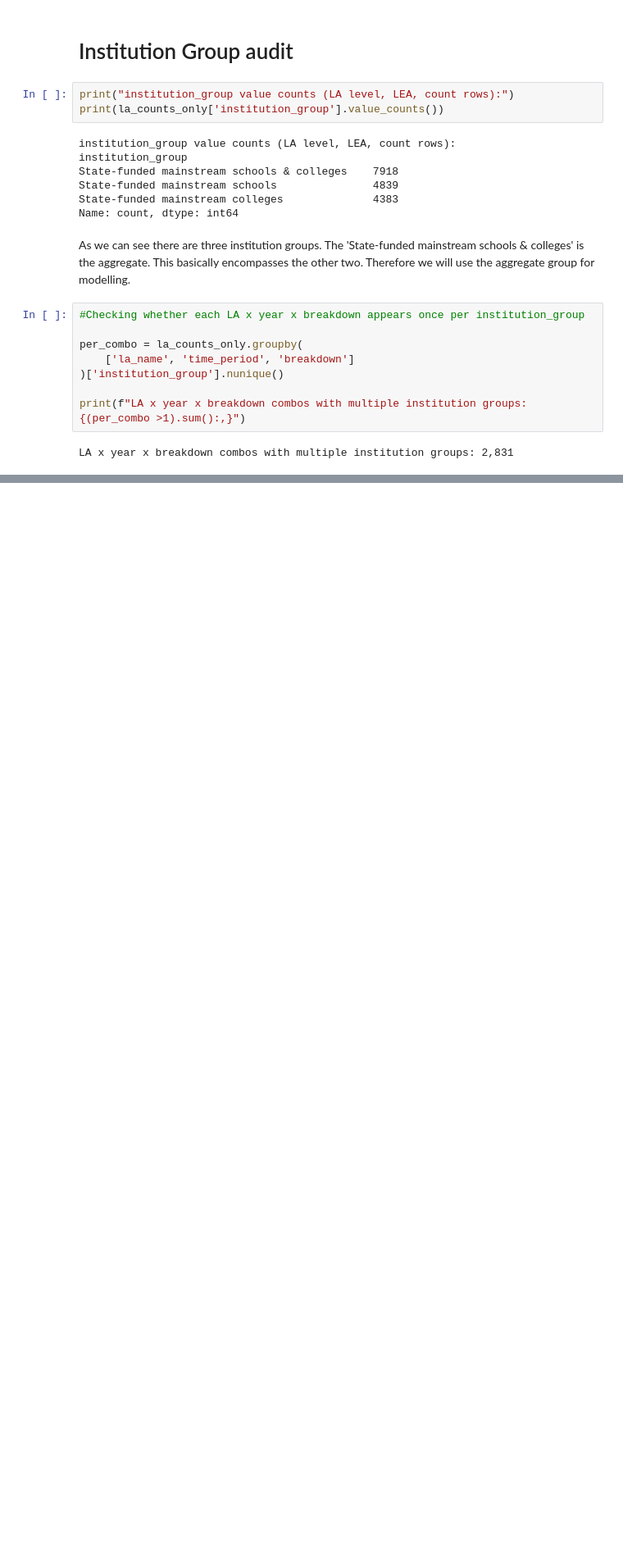
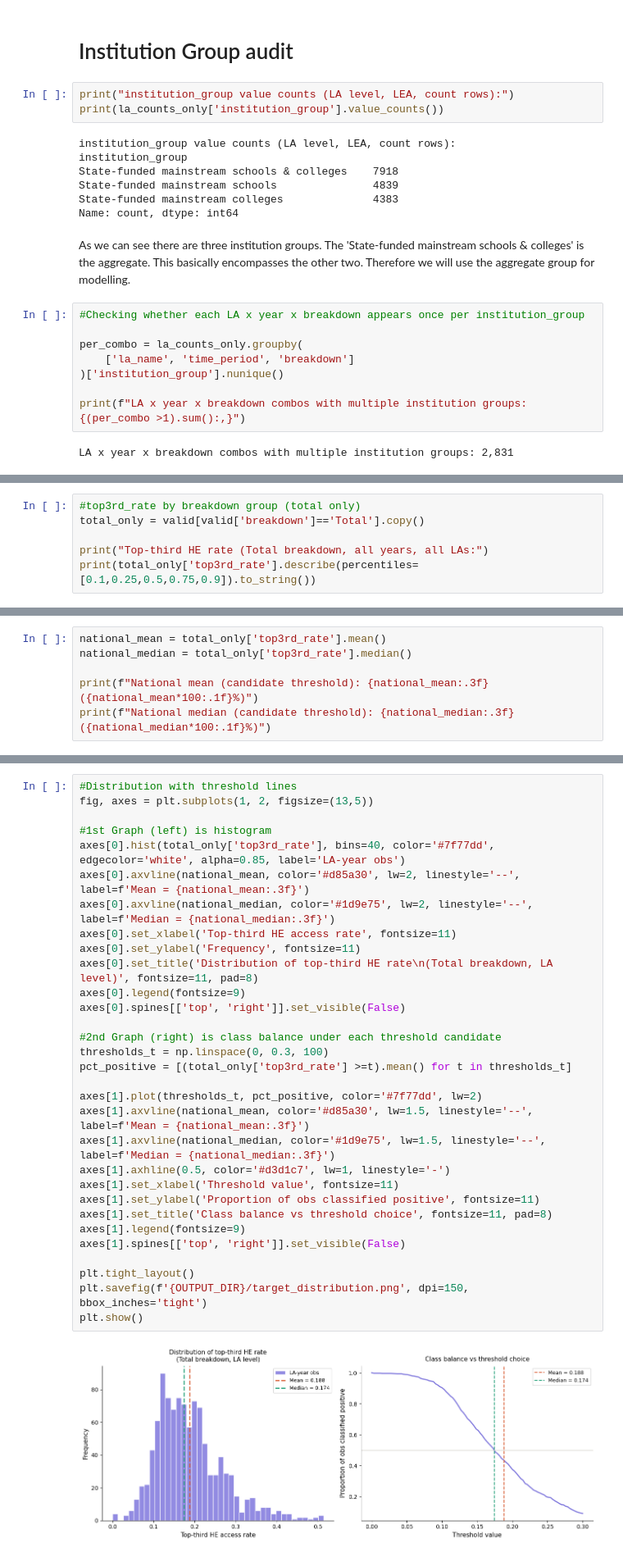
Before and after one commit to jamshaid2610/he-access-classifier, a Jupyter notebook: notebooks/01_data_understanding.ipynb, the cells around one changed output, grey strips where cells are left out. Shown at 82% size. Cells and saved outputs as stored; diff of their text form; blank space fills up the shorter version.

```diff
--- a/notebooks/01_data_understanding.ipynb
+++ b/notebooks/01_data_understanding.ipynb
@@ -464,0 +596,6 @@ LA x year x breakdown combos with multiple institution groups: 2,831
+# %%
+#top3rd_rate by breakdown group (total only)
+total_only = valid[valid['breakdown']=='Total'].copy()
+
+print("Top-third HE rate (Total breakdown, all years, all LAs:")
+print(total_only['top3rd_rate'].describe(percentiles=[0.1,0.25,0.5,0.75,0.9]).to_string())
@@ -464,0 +614,6 @@ LA x year x breakdown combos with multiple institution groups: 2,831
+# %%
+national_mean = total_only['top3rd_rate'].mean()
+national_median = total_only['top3rd_rate'].median()
+
+print(f"National mean (candidate threshold): {national_mean:.3f} ({national_mean*100:.1f}%)")
+print(f"National median (candidate threshold): {national_median:.3f} ({national_median*100:.1f}%)")
@@ -464,0 +635,33 @@ LA x year x breakdown combos with multiple institution groups: 2,831
+# %%
+#Distribution with threshold lines
+fig, axes = plt.subplots(1, 2, figsize=(13,5))
+
+#1st Graph (left) is histogram
+axes[0].hist(total_only['top3rd_rate'], bins=40, color='#7f77dd', edgecolor='white', alpha=0.85, label='LA-year obs')
+axes[0].axvline(national_mean, color='#d85a30', lw=2, linestyle='--', label=f'Mean = {national_mean:.3f}')
+axes[0].axvline(national_median, color='#1d9e75', lw=2, linestyle='--', label=f'Median = {national_median:.3f}')
+axes[0].set_xlabel('Top-third HE access rate', fontsize=11)
+axes[0].set_ylabel('Frequency', fontsize=11)
+axes[0].set_title('Distribution of top-third HE rate\n(Total breakdown, LA level)', fontsize=11, pad=8)
+axes[0].legend(fontsize=9)
+axes[0].spines[['top', 'right']].set_visible(False)
+
+#2nd Graph (right) is class balance under each threshold candidate
+thresholds_t = np.linspace(0, 0.3, 100)
+pct_positive = [(total_only['top3rd_rate'] >=t).mean() for t in thresholds_t]
+
+axes[1].plot(thresholds_t, pct_positive, color='#7f77dd', lw=2)
+axes[1].axvline(national_mean, color='#d85a30', lw=1.5, linestyle='--', label=f'Mean = {national_mean:.3f}')
+axes[1].axvline(national_median, color='#1d9e75', lw=1.5, linestyle='--', label=f'Median = {national_median:.3f}')
+axes[1].axhline(0.5, color='#d3d1c7', lw=1, linestyle='-')
+axes[1].set_xlabel('Threshold value', fontsize=11)
+axes[1].set_ylabel('Proportion of obs classified positive', fontsize=11)
+axes[1].set_title('Class balance vs threshold choice', fontsize=11, pad=8)
+axes[1].legend(fontsize=9)
+axes[1].spines[['top', 'right']].set_visible(False)
+
+plt.tight_layout()
+plt.savefig(f'{OUTPUT_DIR}/target_distribution.png', dpi=150, bbox_inches='tight')
+plt.show()
+# %% [output]
+[figure, added]
```
Also changed, not shown: parts of 16 cells of this notebook, 3 other files.
